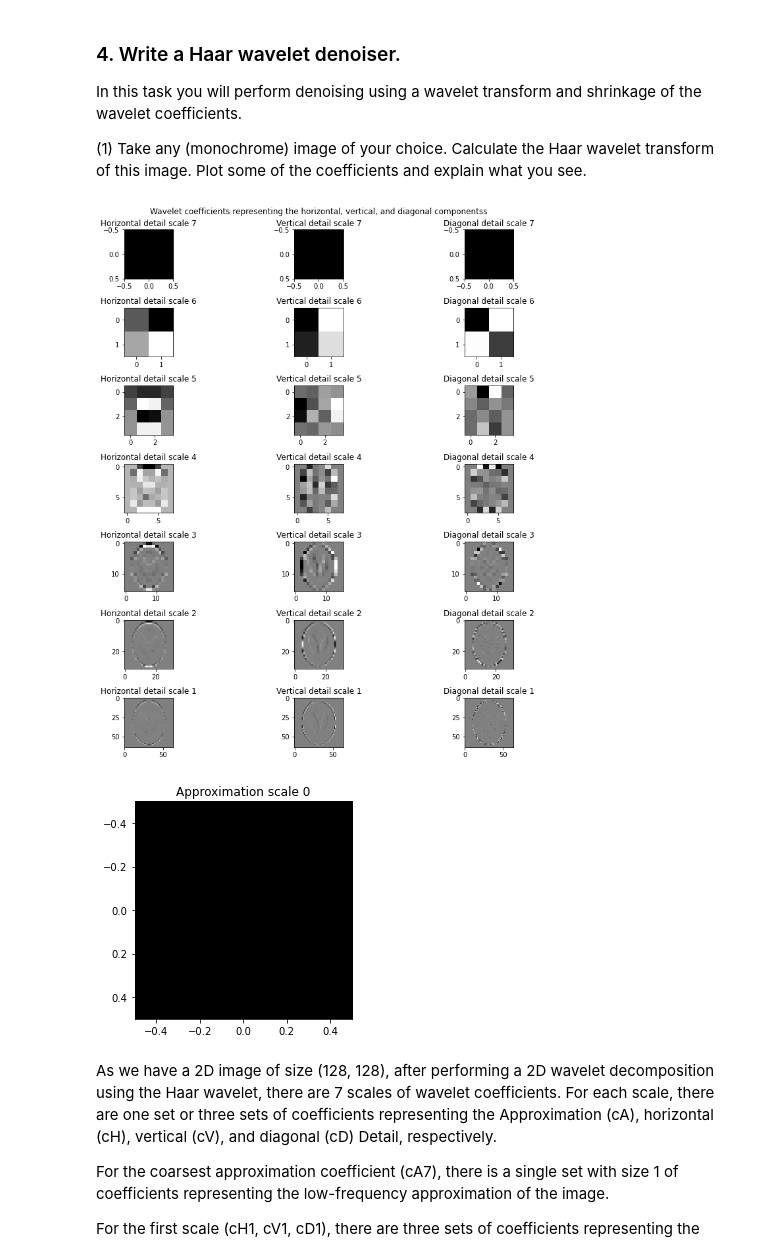
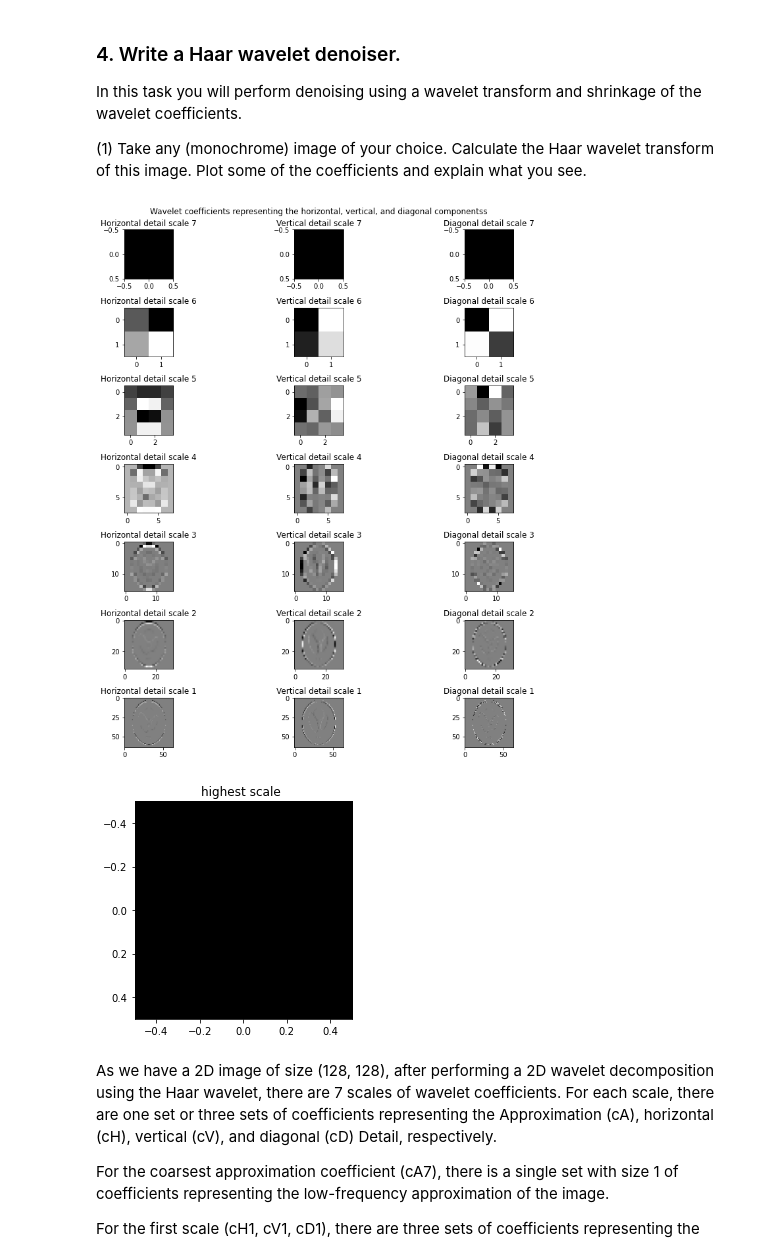
Before and after one commit to JOANNELUNA/COMP0114-Inverse-Problems-in-Imaging, a Jupyter notebook: CW4/JL_codes.ipynb, the cells around one changed output. Drawn from its saved outputs; the diff is of its cells as text; code cells hidden in the pictures.

Commit message:
plot

```diff
--- a/CW4/JL_codes.ipynb
+++ b/CW4/JL_codes.ipynb
@@ -600,35 +600,35 @@ In this task you will perform denoising using a wavelet transform and shrinkage
 # Load an example image
 # image = data.camera()
 
 # Calculate the Haar wavelet transform of the image
 # coeffs = pywt.dwt2(image, 'haar')
 # coeffs = pywt.wavedec2(image, 'haar', level = 5)
 coeffs = pywt.wavedec2(f_true, 'haar', level = 7)
 
 # Plot the coefficients
 titles = ['Approximation', 'Horizontal detail', 'Vertical detail', 'Diagonal detail']
 fig, axs = plt.subplots(nrows=7, ncols=3, figsize=(12, 12))
 
 for i, c in enumerate(coeffs[1:]):
     # Plot horizontal detail coefficients
     axs[i, 0].imshow(c[0], cmap='gray')
     axs[i, 0].set_title(titles[1] + ' scale ' + str(7-i))
     # Plot vertical detail coefficients
     axs[i, 1].imshow(c[1], cmap='gray')
     axs[i, 1].set_title(titles[2] + ' scale ' + str(7-i))
     # Plot diagonal detail coefficients
     axs[i, 2].imshow(c[2], cmap='gray')
     axs[i, 2].set_title(titles[3] + ' scale ' + str(7-i))
 plt.suptitle('Wavelet coefficients representing the horizontal, vertical, and diagonal componentss')
 plt.tight_layout()
 plt.show()
 
 plt.imshow(coeffs[0], cmap='gray')
-plt.title(titles[0] + ' scale ' + str(0))
+plt.title( 'highest scale ' )
 plt.show()
 # %% [output]
 [figure]
-[figure, old version]
+[figure, new version]
 # %% [markdown]
 As we have a 2D image of size (128, 128), after performing a 2D wavelet decomposition using the Haar wavelet, there are 7 scales of wavelet coefficients. For each scale, there are one set or three sets of coefficients representing the Approximation (cA), horizontal (cH), vertical (cV), and diagonal (cD) Detail, respectively.
 
```
Also changed, not shown: 2 other files.
